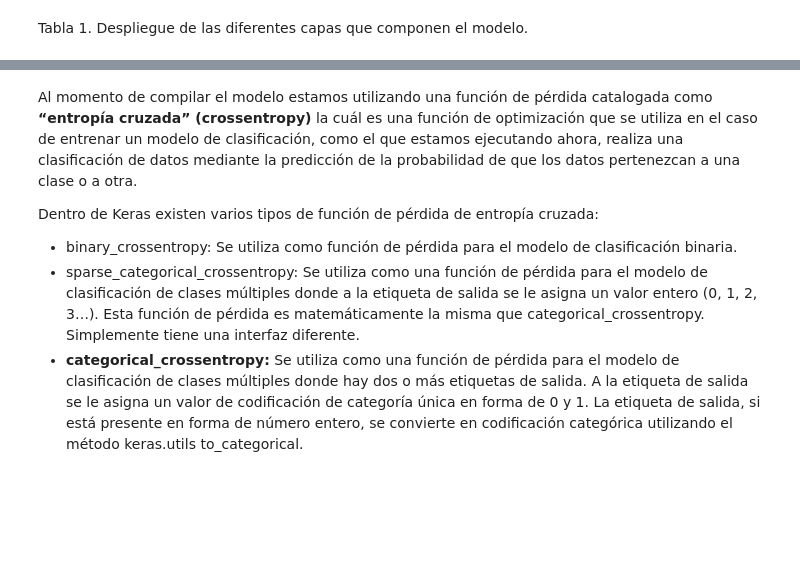
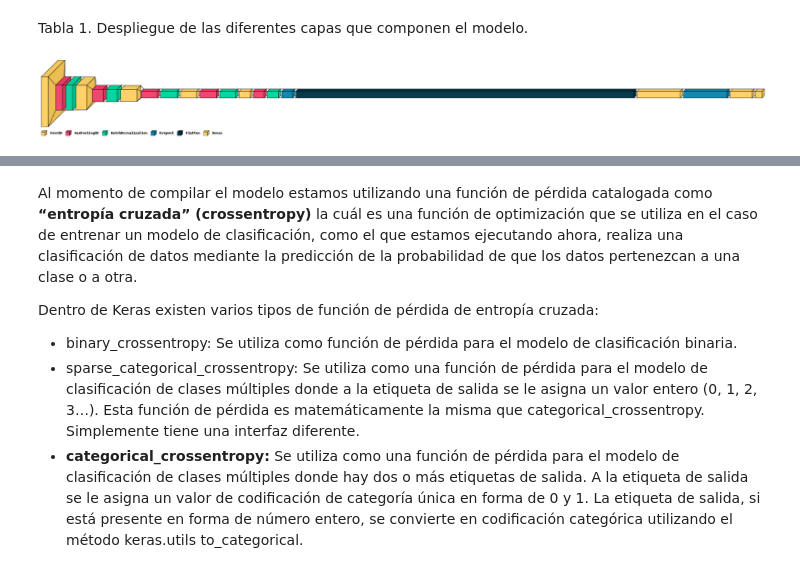
Before and after one commit to gbetanzos/objetos_ia, a Jupyter notebook: code/HAIA - Clasificador de Objetos.ipynb, the cells around one changed output, grey strips where cells are left out. Drawn from its saved outputs; the diff is of its cells as text; code cells hidden in the pictures; blank space fills up the shorter version.

Commit message:
Added model images (#1)
Co-authored-by: ser <sergiorojasvega@hotmail.com>

```diff
--- a/code/HAIA - Clasificador de Objetos.ipynb
+++ b/code/HAIA - Clasificador de Objetos.ipynb
@@ -199,3 +199,8 @@ Non-trainable params: 704
 _________________________________________________________________
 # %% [markdown]
 Tabla 1. Despliegue de las diferentes capas que componen el modelo.
+# %%
+import visualkeras
+visualkeras.layered_view(model, legend=True, scale_xy=.5, scale_z=.5, max_z=1000)
+# %% [output]
+[figure, added]
```
Also changed, not shown: parts of 9 cells of this notebook.
